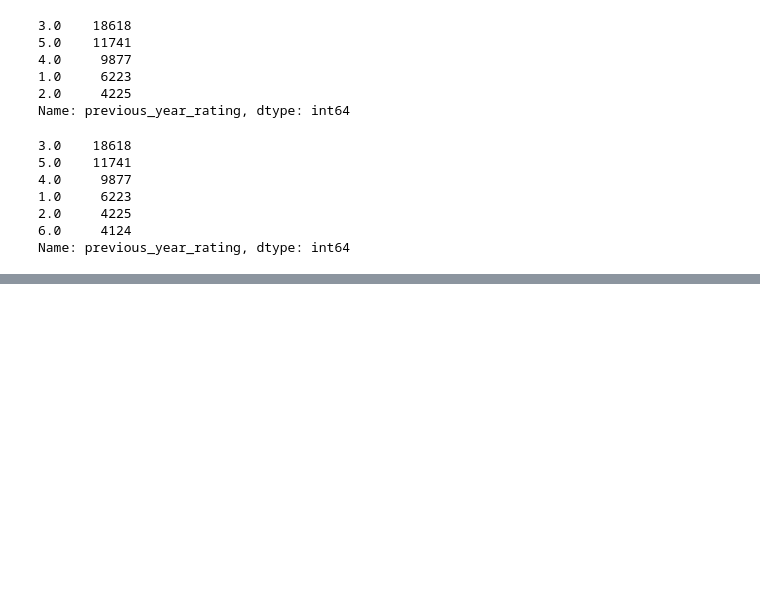
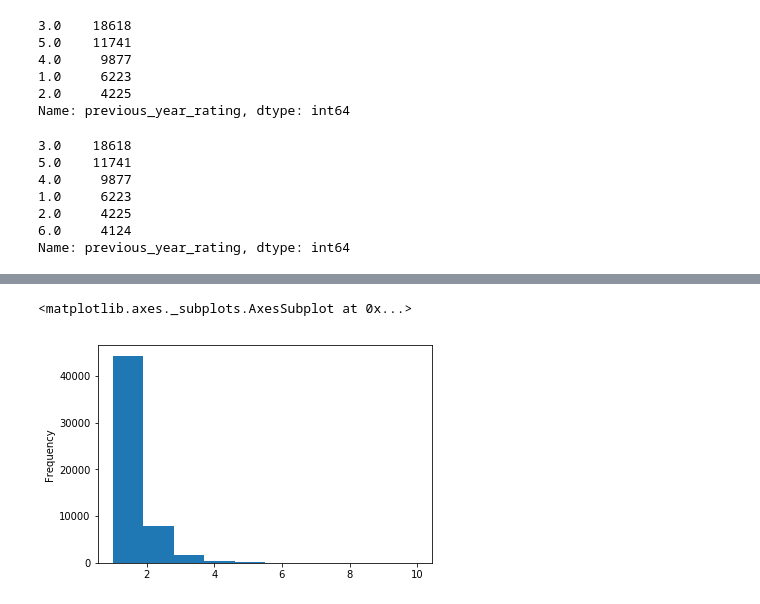
Before and after one commit to nomad-ashu/AV_Projects, a Jupyter notebook: HR_Analytics/Jupyter_Notebook/HR_Analytics.ipynb, the cells around one changed output, grey strips where cells are left out. Cells and saved outputs as stored; diff of their text form; code cells hidden in the pictures; blank space fills up the shorter version.

```diff
--- a/HR_Analytics/Jupyter_Notebook/HR_Analytics.ipynb
+++ b/HR_Analytics/Jupyter_Notebook/HR_Analytics.ipynb
@@ -139,0 +214,5 @@ Name: previous_year_rating, dtype: int64
+# %%
+traindata['no_of_trainings'].plot(kind = 'hist')
+# %% [output]
+<matplotlib.axes._subplots.AxesSubplot at 0x...>
+[figure, added]
```
Also changed, not shown: parts of 43 cells of this notebook.
